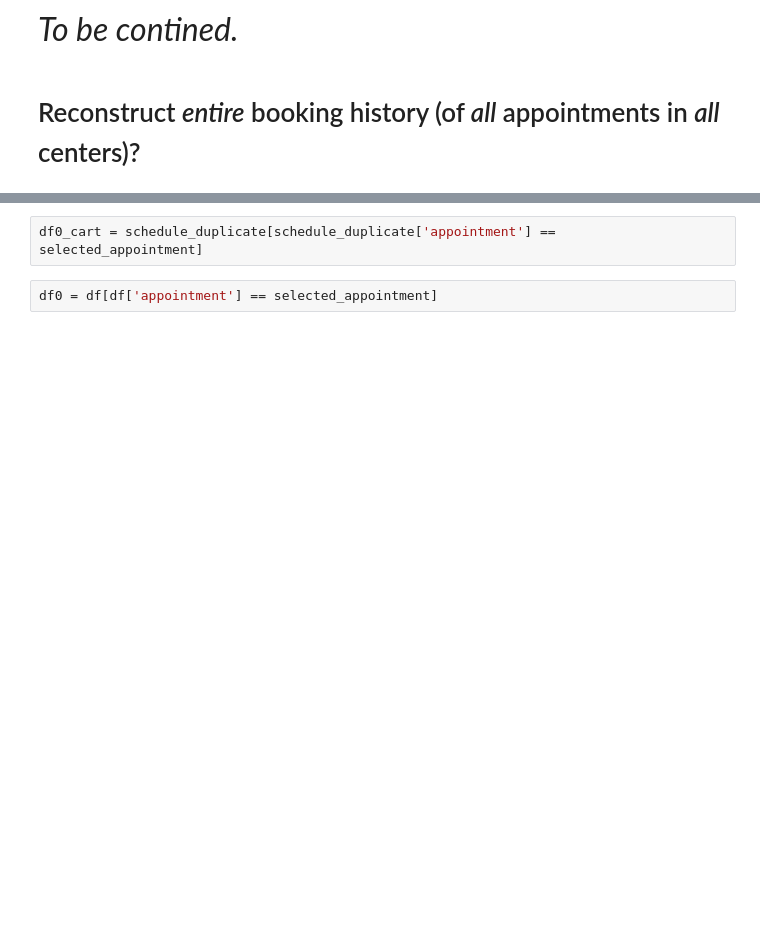
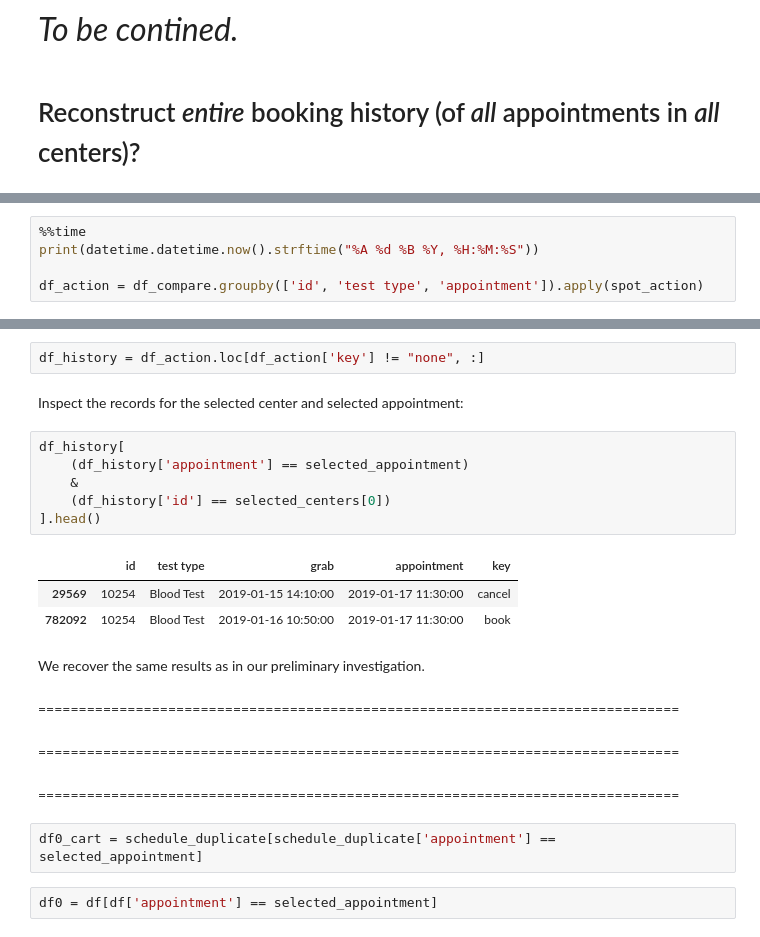
Before and after one commit to antoinechoffrut/UHCW, a Jupyter notebook: UHCW_reconstruction.ipynb, the cells around one changed output, grey strips where cells are left out. Cells and saved outputs as stored; diff of their text form; blank space fills up the shorter version.

```diff
--- a/UHCW_reconstruction.ipynb
+++ b/UHCW_reconstruction.ipynb
@@ -290,0 +383,5 @@ schedule_duplicate[schedule_duplicate['appointment'] == selected_appointment].he
+# %%
+%%time
+print(datetime.datetime.now().strftime("%A %d %B %Y, %H:%M:%S"))
+
+df_action = df_compare.groupby(['id', 'test type', 'appointment']).apply(spot_action)
@@ -291,3 +392,25 @@ schedule_duplicate[schedule_duplicate['appointment'] == selected_appointment].he
+# %%
+df_history = df_action.loc[df_action['key'] != "none", :]
+# %% [markdown]
+Inspect the records for the selected center and selected appointment:
+# %%
+df_history[
+    (df_history['appointment'] == selected_appointment)
+    &
+    (df_history['id'] == selected_centers[0])
+].head()
+# %% [output]
+|  | id | test type | grab | appointment | key |
+| 29569 | 10254 | Blood Test | 2019-01-15 14:10:00 | 2019-01-17 11:30:00 | cancel |
+| 782092 | 10254 | Blood Test | 2019-01-16 10:50:00 | 2019-01-17 11:30:00 | book |
+# %% [markdown]
+We recover the same results as in our preliminary investigation.
+# %% [markdown]
+===============================================================================
+# %% [markdown]
+===============================================================================
+# %% [markdown]
+===============================================================================
 # %%
 df0_cart = schedule_duplicate[schedule_duplicate['appointment'] == selected_appointment]
 # %%
```
Also changed, not shown: parts of 35 cells of this notebook.
